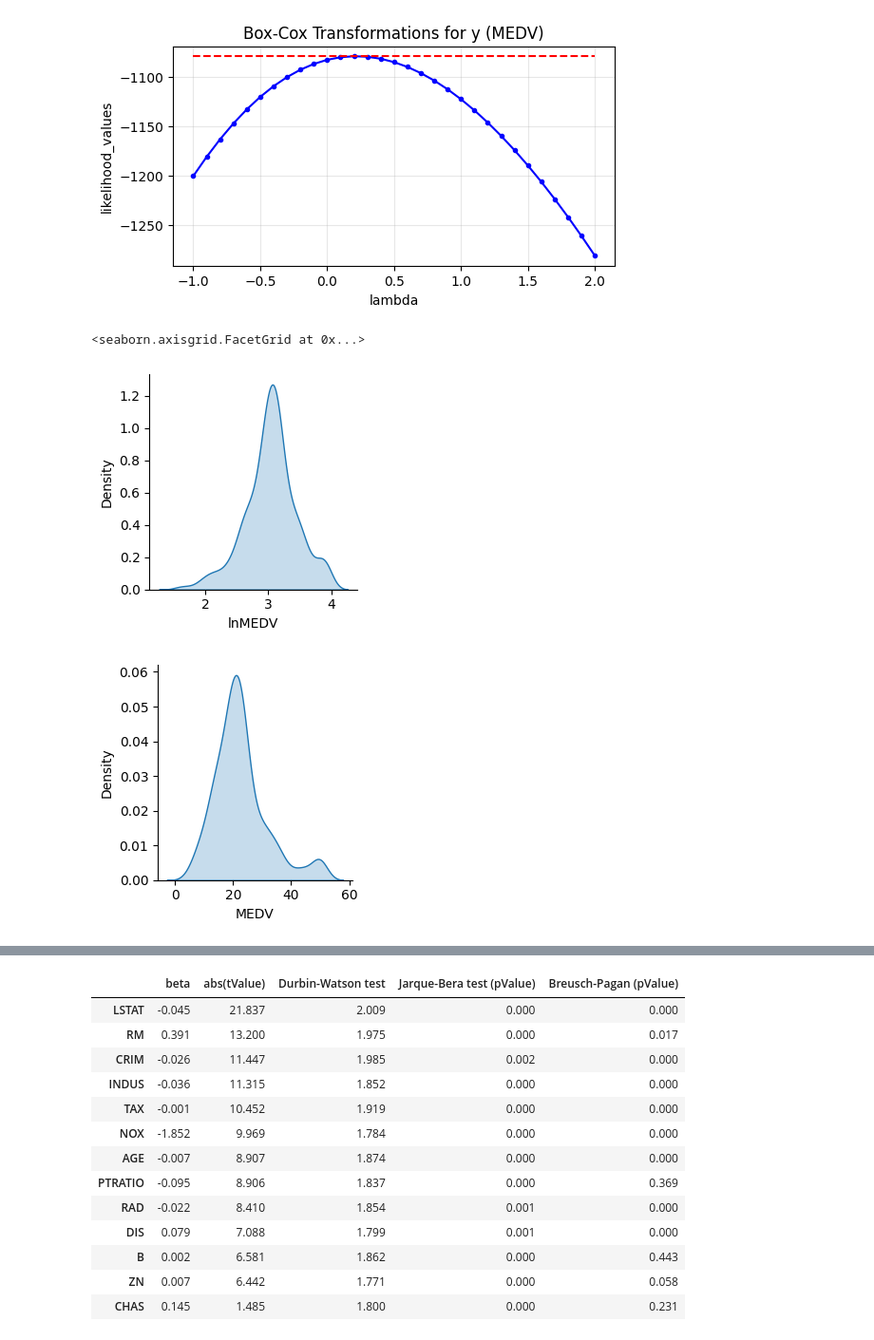
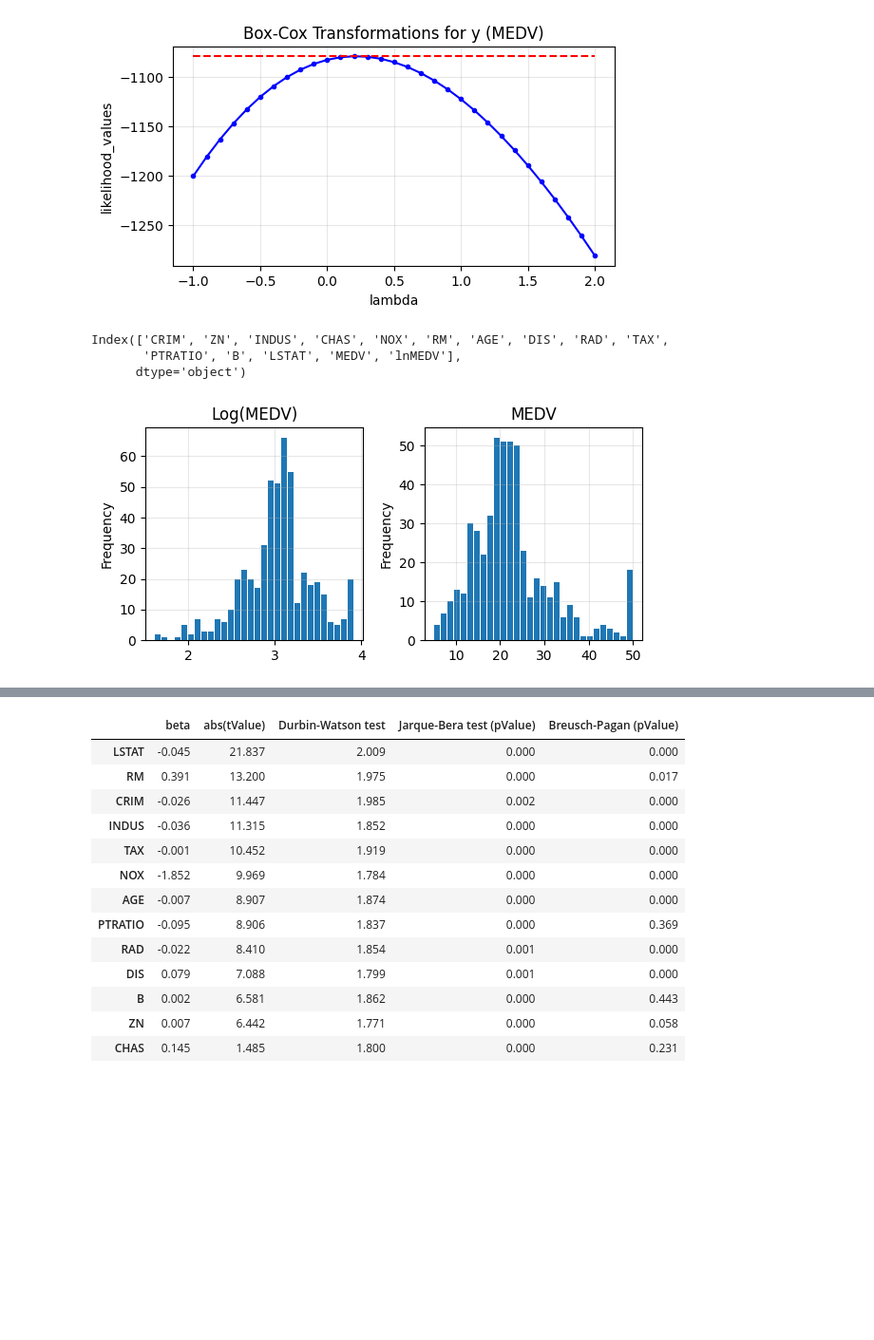
Before and after one commit to laic0022/FN6809_Linear_Financial_Models, a Jupyter notebook: LRM_boston_house_price.ipynb, the cells around one changed output, grey strips where cells are left out. Shown at 95% size. Cells and saved outputs as stored; diff of their text form; code cells hidden in the pictures; blank space fills up the shorter version.

```diff
--- a/LRM_boston_house_price.ipynb
+++ b/LRM_boston_house_price.ipynb
@@ -27,10 +27,18 @@ print(fitted_lambda)
 [figure]
 # %%
 df['lnMEDV'] = np.log(df['MEDV'])
-# %%
-sns.displot(df, x='lnMEDV', kind="kde", fill=True, height=3)
-sns.displot(df, x='MEDV', kind="kde", fill=True, height=3)
-# %% [output]
-<seaborn.axisgrid.FacetGrid at 0x...>
-[figure, removed]
-[figure, removed]
+# %%
+df.columns
+# %% [output]
+Index(['CRIM', 'ZN', 'INDUS', 'CHAS', 'NOX', 'RM', 'AGE', 'DIS', 'RAD', 'TAX',
+       'PTRATIO', 'B', 'LSTAT', 'MEDV', 'lnMEDV'],
+      dtype='object')
+# %%
+fig, axes = plt.subplots(nrows=1, ncols=2, figsize=(6, 3))
+df['lnMEDV'].plot.hist(ax = axes[0], title = "Log(MEDV)", rwidth=0.8, bins=30)
+axes[0].grid(alpha=0.3)
+df['MEDV'].plot.hist(ax = axes[1], title = "MEDV", rwidth=0.8, bins=30)
+axes[1].grid(alpha=0.3)
+plt.tight_layout()
+# %% [output]
+[figure, added]
```
Also changed, not shown: parts of 10 cells of this notebook.
